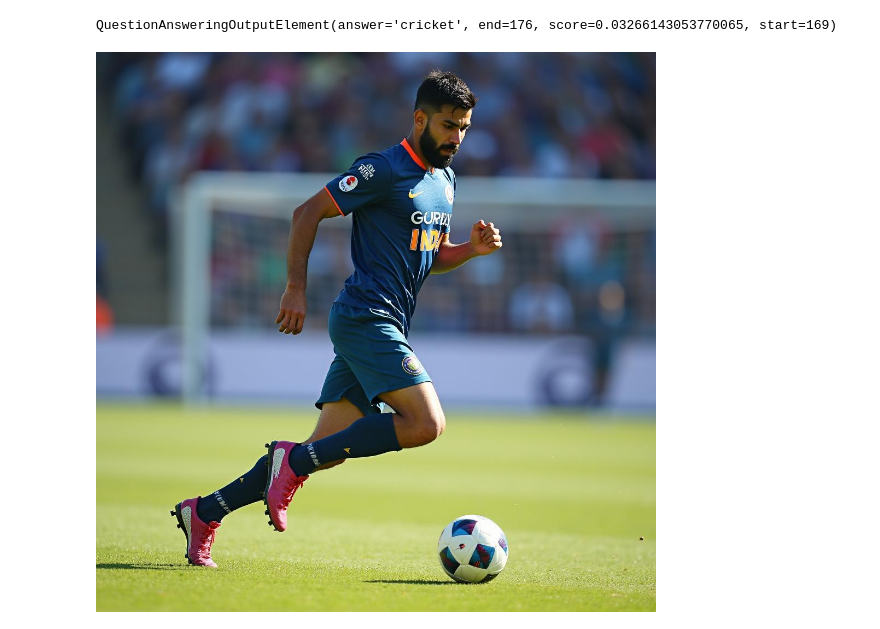
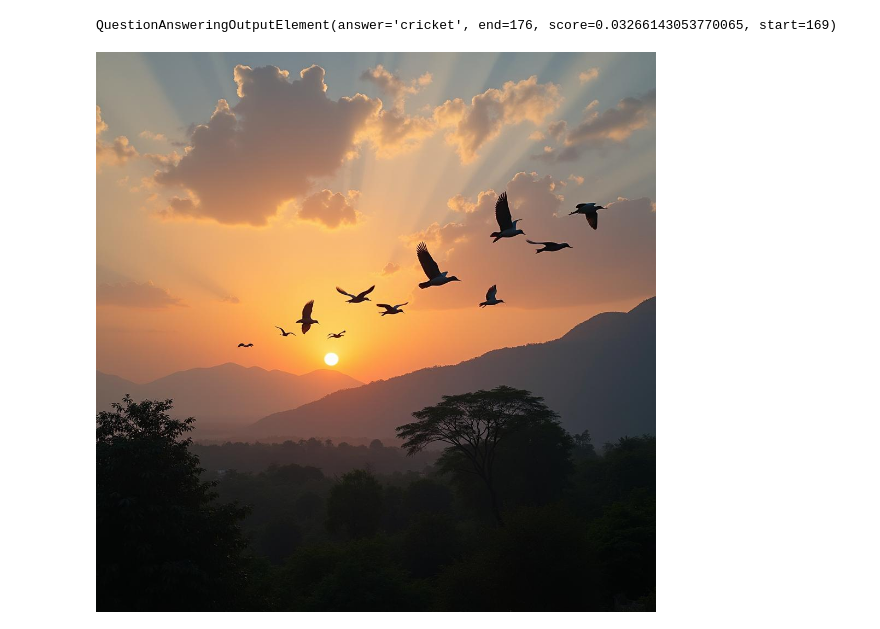
Before and after one commit to thanga-v2/using_Fast-API, a Jupyter notebook: simple_gpt2.ipynb, the cells around one changed output. Drawn from its saved outputs; the diff is of its cells as text; code cells hidden in the pictures.

Commit message:
using API of LLM (gpt-2) for text and image generation

```diff
--- a/simple_gpt2.ipynb
+++ b/simple_gpt2.ipynb
@@ -46,11 +46,11 @@ QuestionAnsweringOutputElement(answer='cricket', end=176, score=0.03266143053770
 # %%
 # text to image
 
 imgclient = InferenceClient(model="black-forest-labs/FLUX.1-dev", token=userdata.get('commonwrite'))
 
-prompt = "Virat kohli playing football"
+prompt = "One fine weather day in Coimbatore, evening time, birds are flying back to her home, sunset, mountain view"
 result = imgclient.text_to_image(prompt)
 
 result
 # %% [output]
-[figure, old version]
+[figure, new version]
```
